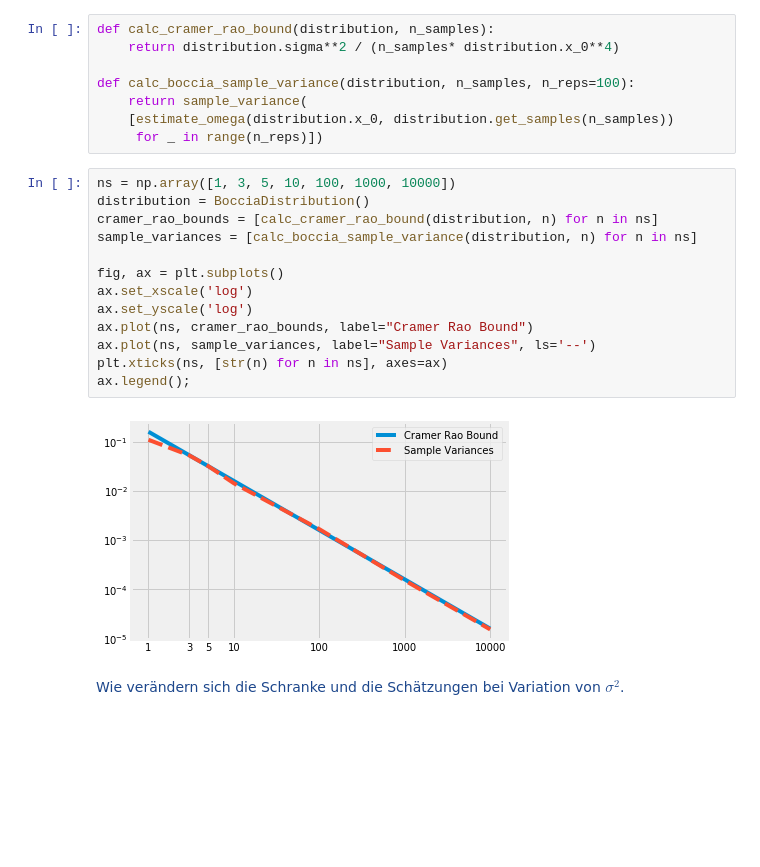
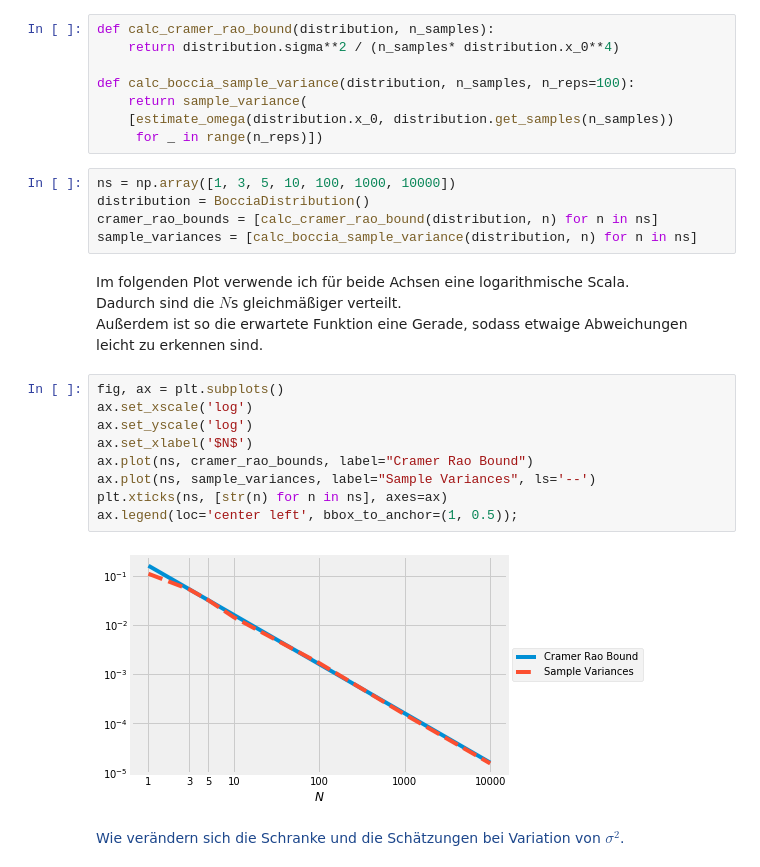
Before and after one commit to jonasitzmann/grundlagen_ml, a Jupyter notebook: ex4.ipynb, the cells around one changed output. Saved outputs shown, nothing was run; the diff lists cells and outputs as text; blank space fills up the shorter version.

```diff
--- a/ex4.ipynb
+++ b/ex4.ipynb
@@ -99,21 +86,27 @@ def calc_boccia_sample_variance(distribution, n_samples, n_reps=100):
     return sample_variance(
     [estimate_omega(distribution.x_0, distribution.get_samples(n_samples))
      for _ in range(n_reps)])
+# %%
+ns = np.array([1, 3, 5, 10, 100, 1000, 10000])
+distribution = BocciaDistribution()
+cramer_rao_bounds = [calc_cramer_rao_bound(distribution, n) for n in ns]
+sample_variances = [calc_boccia_sample_variance(distribution, n) for n in ns]
+# %% [markdown]
+Im folgenden Plot verwende ich für beide Achsen eine logarithmische Scala.
+Dadurch sind die $N$s gleichmäßiger verteilt.
+Außerdem ist so die erwartete Funktion eine Gerade, sodass etwaige
+Abweichungen leicht zu erkennen sind.
 # %%
-ns = np.array([1, 3, 5, 10, 100, 1000, 10000])
-distribution = BocciaDistribution()
-cramer_rao_bounds = [calc_cramer_rao_bound(distribution, n) for n in ns]
-sample_variances = [calc_boccia_sample_variance(distribution, n) for n in ns]
-
 fig, ax = plt.subplots()
 ax.set_xscale('log')
 ax.set_yscale('log')
+ax.set_xlabel('$N$')
 ax.plot(ns, cramer_rao_bounds, label="Cramer Rao Bound")
 ax.plot(ns, sample_variances, label="Sample Variances", ls='--')
 plt.xticks(ns, [str(n) for n in ns], axes=ax)
-ax.legend();
+ax.legend(loc='center left', bbox_to_anchor=(1, 0.5));
 # %% [output]
-[figure, old version]
+[figure, new version]
 # %% [markdown]
 <font color='#1d478c'>
 Wie verändern sich die Schranke und die Schätzungen bei Variation von $\sigma^2$.
```
Also changed, not shown: parts of 15 cells of this notebook, 1 other file.
